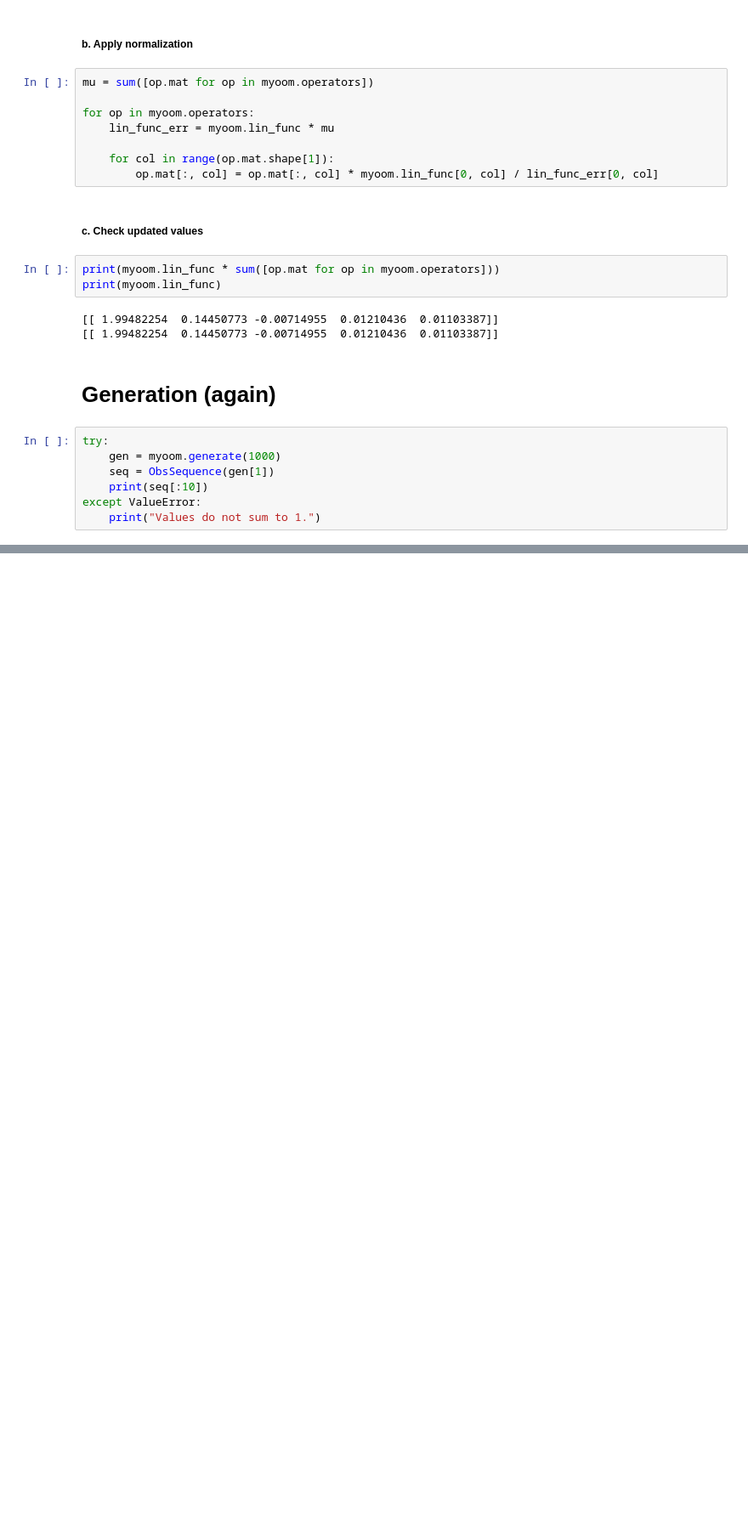
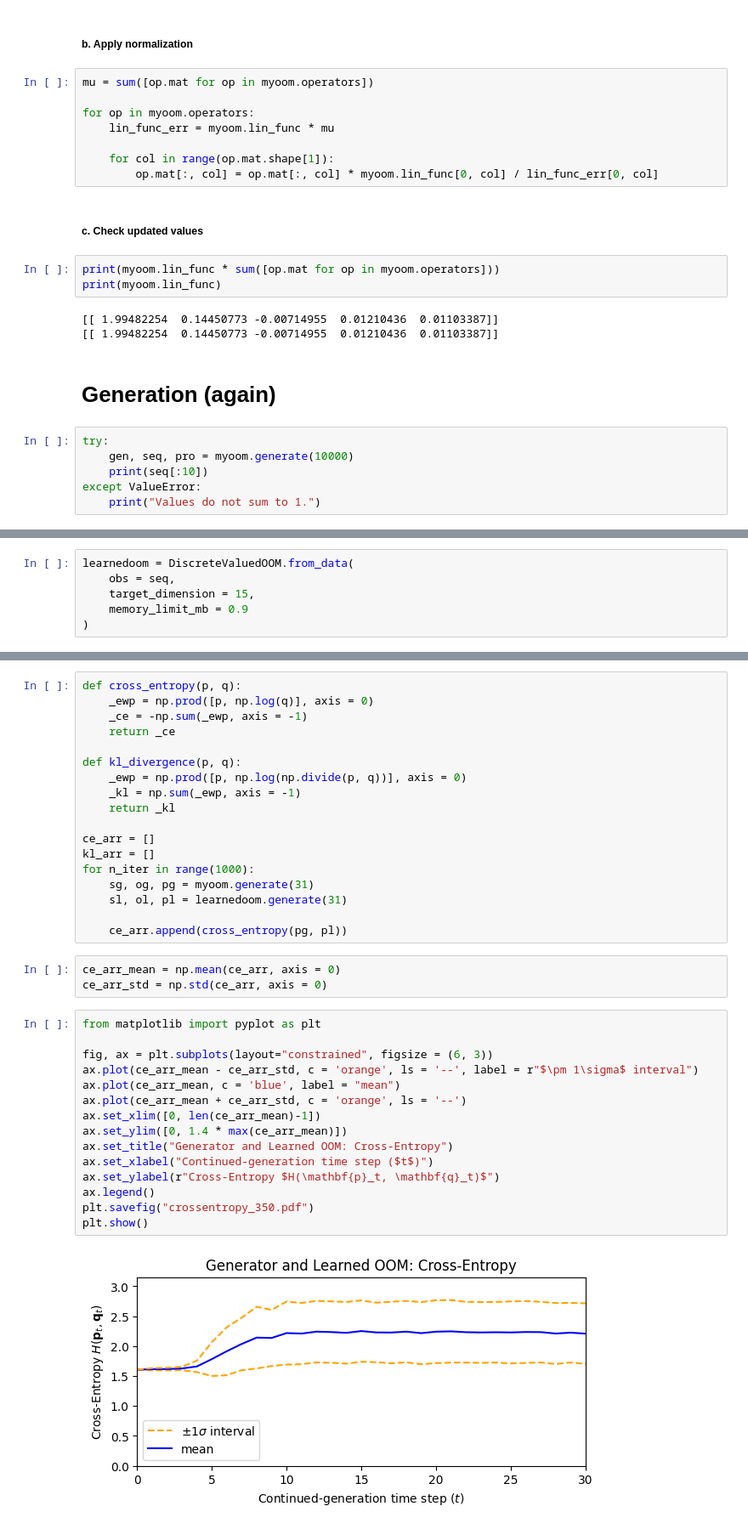
Before and after one commit to ctmht/continuous_ooms, a Jupyter notebook: notebooks/validate_renormalize.ipynb, the cells around one changed output, grey strips where cells are left out. Shown at 85% size. Cells and saved outputs as stored; diff of their text form; blank space fills up the shorter version.

```diff
--- a/notebooks/validate_renormalize.ipynb
+++ b/notebooks/validate_renormalize.ipynb
@@ -90,8 +88,7 @@ print(myoom.lin_func)
 # Generation (again)
 # %%
 try:
-    gen = myoom.generate(1000)
-    seq = ObsSequence(gen[1])
+    gen, seq, pro = myoom.generate(10000)
     print(seq[:10])
 except ValueError:
     print("Values do not sum to 1.")
@@ -99,0 +99,6 @@ except ValueError:
+# %%
+learnedoom = DiscreteValuedOOM.from_data(
+    obs = seq,
+    target_dimension = 15,
+    memory_limit_mb = 0.9
+)
@@ -99,0 +124,38 @@ except ValueError:
+# %%
+def cross_entropy(p, q):
+    _ewp = np.prod([p, np.log(q)], axis = 0)
+    _ce = -np.sum(_ewp, axis = -1)
+    return _ce
+
+def kl_divergence(p, q):
+    _ewp = np.prod([p, np.log(np.divide(p, q))], axis = 0)
+    _kl = np.sum(_ewp, axis = -1)
+    return _kl
+
+ce_arr = []
+kl_arr = []
+for n_iter in range(1000):
+    sg, og, pg = myoom.generate(31)
+    sl, ol, pl = learnedoom.generate(31)
+
+    ce_arr.append(cross_entropy(pg, pl))
+# %%
+ce_arr_mean = np.mean(ce_arr, axis = 0)
+ce_arr_std = np.std(ce_arr, axis = 0)
+# %%
+from matplotlib import pyplot as plt
+
+fig, ax = plt.subplots(layout="constrained", figsize = (6, 3))
+ax.plot(ce_arr_mean - ce_arr_std, c = 'orange', ls = '--', label = r"$\pm 1\sigma$ interval")
+ax.plot(ce_arr_mean, c = 'blue', label = "mean")
+ax.plot(ce_arr_mean + ce_arr_std, c = 'orange', ls = '--')
+ax.set_xlim([0, len(ce_arr_mean)-1])
+ax.set_ylim([0, 1.4 * max(ce_arr_mean)])
+ax.set_title("Generator and Learned OOM: Cross-Entropy")
+ax.set_xlabel("Continued-generation time step ($t$)")
+ax.set_ylabel(r"Cross-Entropy $H(\mathbf{p}_t, \mathbf{q}_t)$")
+ax.legend()
+plt.savefig("crossentropy_350.pdf")
+plt.show()
+# %% [output]
+[figure, added]
```
Also changed, not shown: parts of 7 cells of this notebook, 12 other files.
